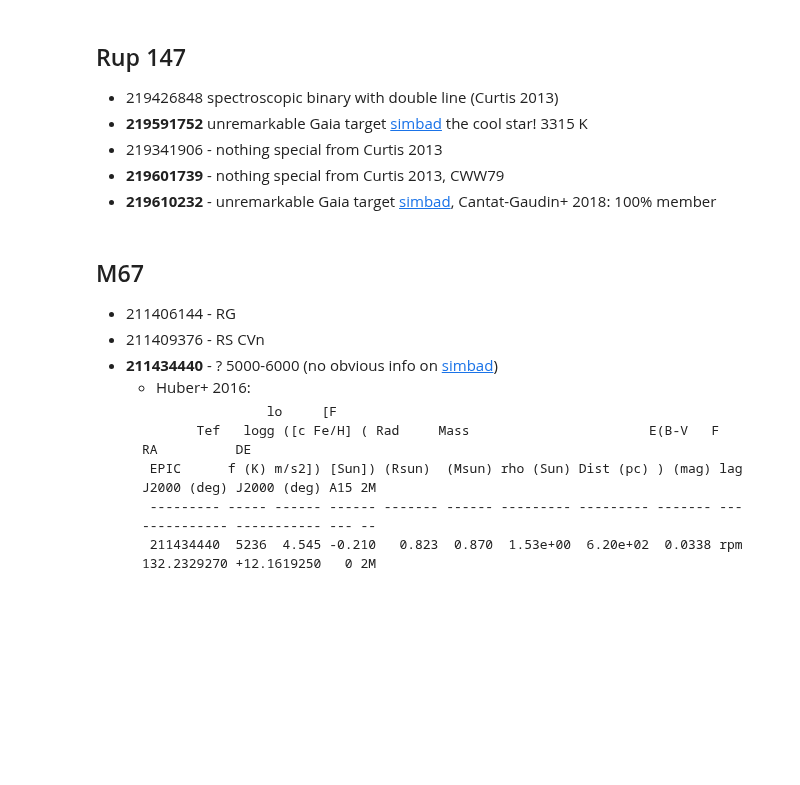
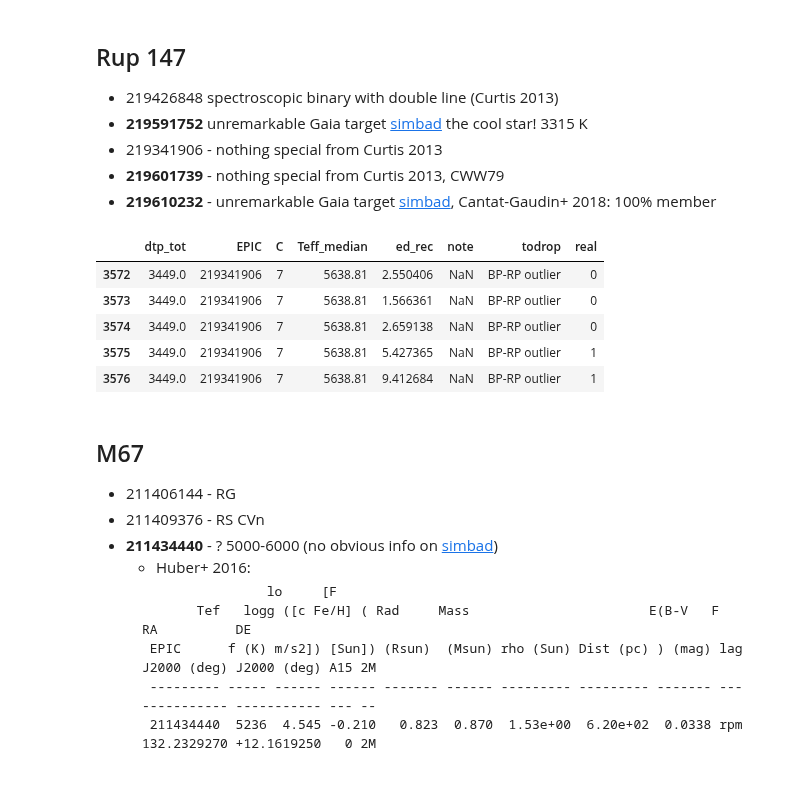
Before and after one commit to ekaterinailin/flares-in-clusters-with-k2-ii, a Jupyter notebook: VettingFlares/FFDs_Wheatland.ipynb, the cells around one changed output. Cells and saved outputs as stored; diff of their text form; code cells hidden in the pictures; blank space fills up the shorter version.

```diff
--- a/VettingFlares/FFDs_Wheatland.ipynb
+++ b/VettingFlares/FFDs_Wheatland.ipynb
@@ -841,9 +841,16 @@ print(stri)
 - **219610232** - unremarkable Gaia target [simbad](http://simbad.u-strasbg.fr/simbad/sim-coo?Coord=19+13+31.091+%09-16+18+40.14+%09&CooFrame=FK5&CooEpoch=2000&CooEqui=2000&CooDefinedFrames=none&Radius=2&Radius.unit=arcsec&submit=submit+query&CoordList=), Cantat-Gaudin+ 2018: 100% member
 # %%
 
-df[(df.cluster=="ngc2682") & (df.real==1) & (df.Teff_median<6000)].dropna(subset=["real"])[["dtp_tot", "EPIC","C",
+df[(df.cluster=="ngc6774") & (df.EPIC==219341906)][["dtp_tot", "EPIC","C",
                                                                     "Teff_median", "ed_rec","note",
                                                                     "todrop", "real"]]
+# %% [output]
+|  | dtp_tot | EPIC | C | Teff_median | ed_rec | note | todrop | real |
+| 3572 | 3449.0 | 219341906 | 7 | 5638.81 | 2.550406 | NaN | BP-RP outlier | 0 |
+| 3573 | 3449.0 | 219341906 | 7 | 5638.81 | 1.566361 | NaN | BP-RP outlier | 0 |
+| 3574 | 3449.0 | 219341906 | 7 | 5638.81 | 2.659138 | NaN | BP-RP outlier | 0 |
+| 3575 | 3449.0 | 219341906 | 7 | 5638.81 | 5.427365 | NaN | BP-RP outlier | 1 |
+| 3576 | 3449.0 | 219341906 | 7 | 5638.81 | 9.412684 | NaN | BP-RP outlier | 1 |
 # %%
 3449/2/24
 # %% [markdown]
```
Also changed, not shown: parts of 3 cells of this notebook, 1 other file.
